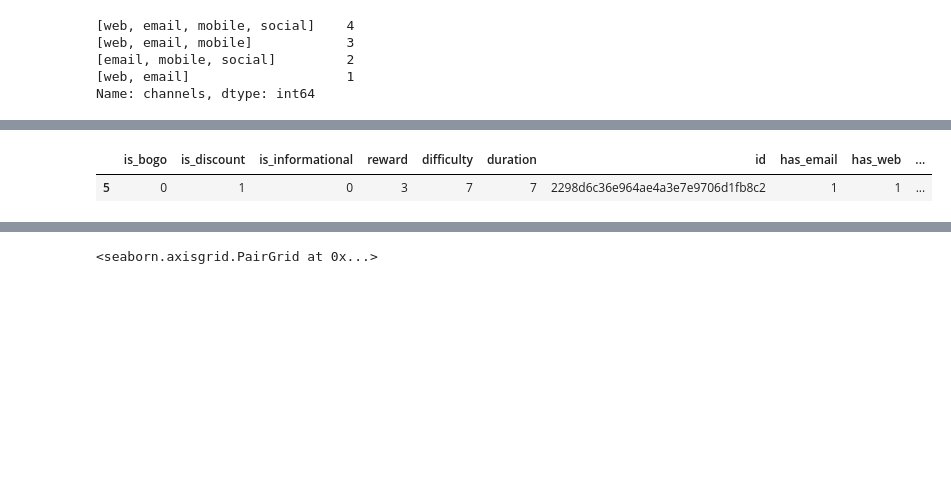
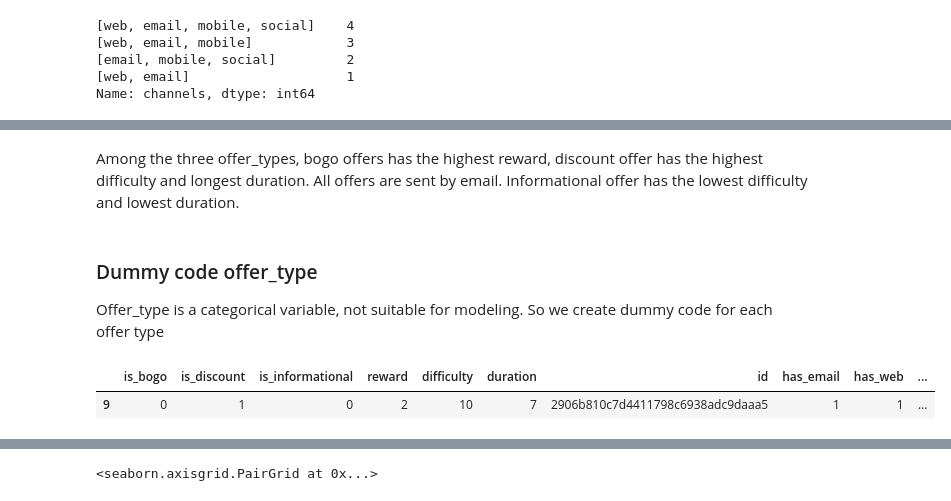
Before and after one commit to tanyayt/udacity_data_scientist, a Jupyter notebook: starbucks_optimizing_app_offers/Starbucks_Capstone_notebook.ipynb, the cells around one changed output, grey strips where cells are left out. Drawn from its saved outputs; the diff is of its cells as text; code cells hidden in the pictures; blank space fills up the shorter version.

```diff
--- a/starbucks_optimizing_app_offers/Starbucks_Capstone_notebook.ipynb
+++ b/starbucks_optimizing_app_offers/Starbucks_Capstone_notebook.ipynb
@@ -150,9 +182,14 @@ portfolio.head()
+# %% [markdown]
+Among the three offer_types, bogo offers has the highest reward, discount offer has the highest difficulty and longest duration. All offers are sent by email. Informational offer has the lowest difficulty and lowest duration.
+# %% [markdown]
+### Dummy code offer_type
+Offer_type is a categorical variable, not suitable for modeling. So we create dummy code for each offer type
 # %%
 #dummy code offer_type
 offer_type_dummy = pd.get_dummies(portfolio.offer_type).rename(columns={'bogo':'is_bogo','discount':'is_discount','informational':'is_informational'})
-portfolio_clean = pd.concat([offer_type_dummy,portfolio[['reward','difficulty','duration','id','has_email','has_web','has_mobile','has_social']]],axis=1)
+portfolio_dummy = pd.concat([offer_type_dummy,portfolio[['reward','difficulty','duration','id','has_email','has_web','has_mobile','has_social']]],axis=1)
 # %%
-portfolio_clean.sample()
+portfolio_dummy.sample()
 # %% [output]
 |  | is_bogo | is_discount | is_informational | reward | difficulty | duration | id | has_email | has_web | ... |
-| 5 | 0 | 1 | 0 | 3 | 7 | 7 | 2298d6c36e964ae4a3e7e9706d1fb8c2 | 1 | 1 | ... |
+| 9 | 0 | 1 | 0 | 2 | 10 | 7 | 2906b810c7d4411798c6938adc9daaa5 | 1 | 1 | ... |
```
Also changed, not shown: parts of 77 cells of this notebook.
